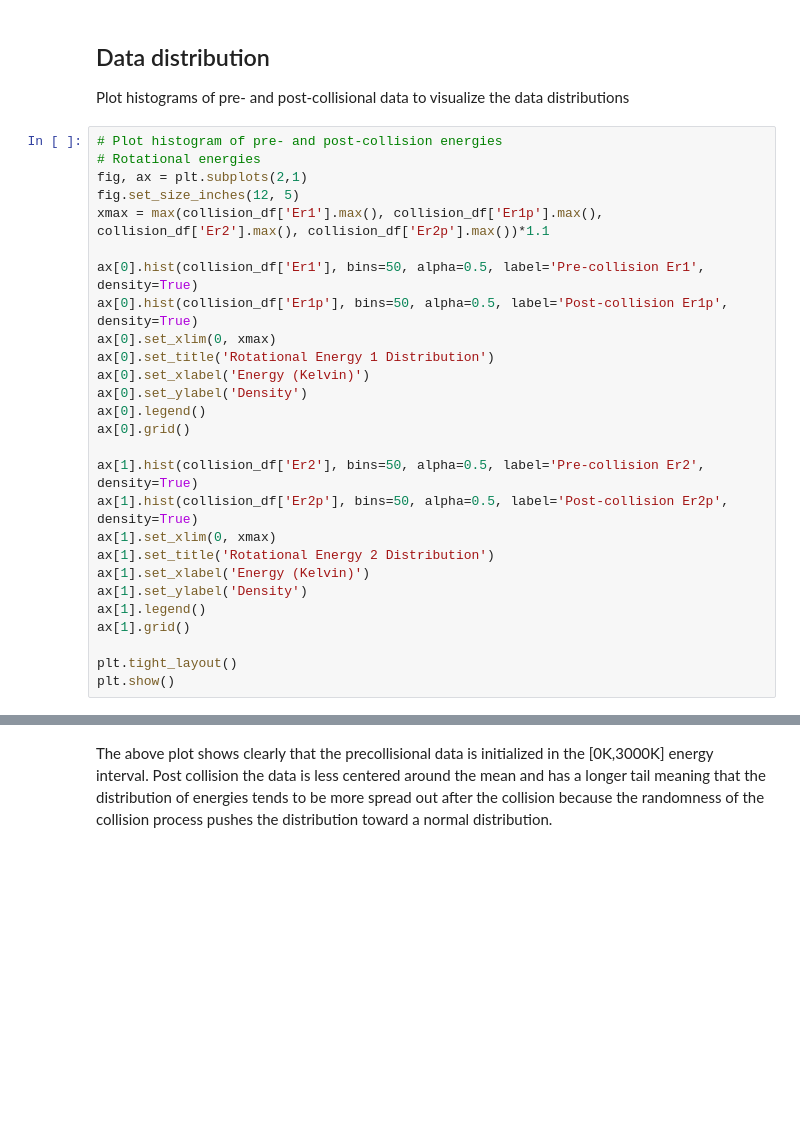
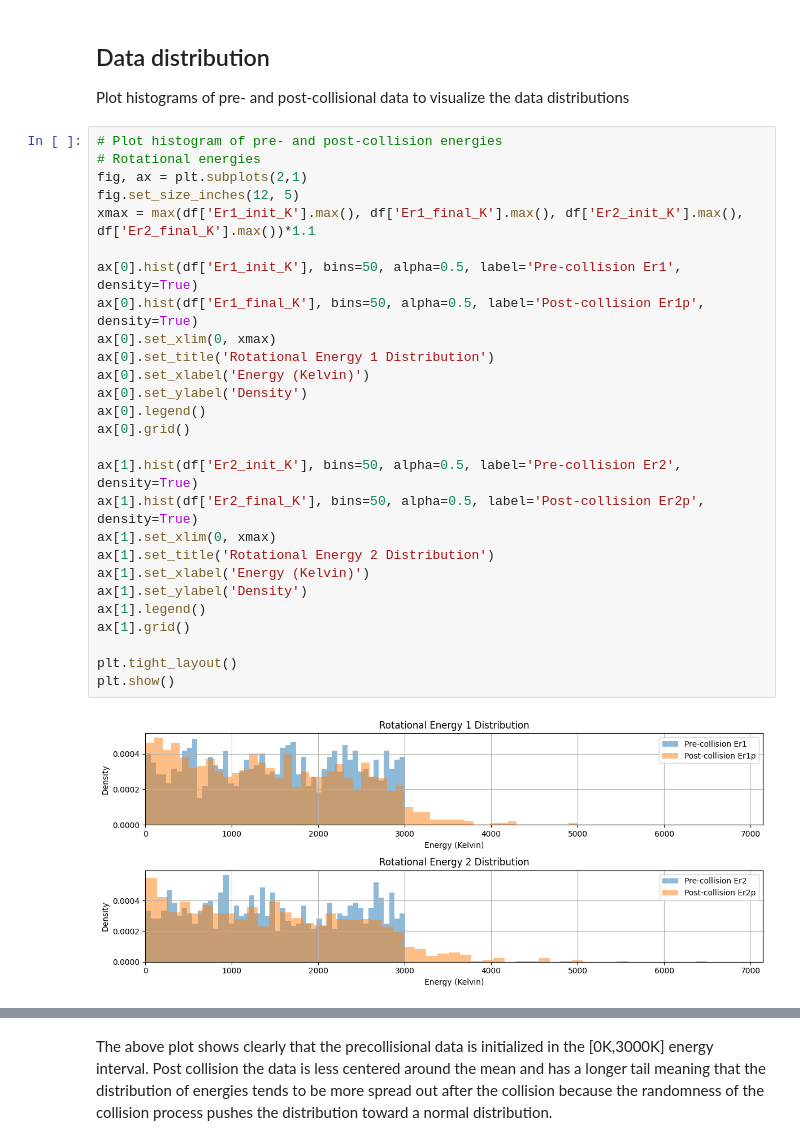
Before and after one commit to TijnZeelenberg/scatteringkernels, a Jupyter notebook: data_analysis.ipynb, the cells around one changed output, grey strips where cells are left out. Drawn from its saved outputs; the diff is of its cells as text; blank space fills up the shorter version.

```diff
--- a/data_analysis.ipynb
+++ b/data_analysis.ipynb
@@ -95,30 +52,32 @@ Plot histograms of pre- and post-collisional data to visualize the data distribu
 # %%
 # Plot histogram of pre- and post-collision energies
 # Rotational energies
 fig, ax = plt.subplots(2,1)
 fig.set_size_inches(12, 5)
-xmax = max(collision_df['Er1'].max(), collision_df['Er1p'].max(), collision_df['Er2'].max(), collision_df['Er2p'].max())*1.1
+xmax = max(df['Er1_init_K'].max(), df['Er1_final_K'].max(), df['Er2_init_K'].max(), df['Er2_final_K'].max())*1.1
 
-ax[0].hist(collision_df['Er1'], bins=50, alpha=0.5, label='Pre-collision Er1', density=True)
-ax[0].hist(collision_df['Er1p'], bins=50, alpha=0.5, label='Post-collision Er1p', density=True)
+ax[0].hist(df['Er1_init_K'], bins=50, alpha=0.5, label='Pre-collision Er1', density=True)
+ax[0].hist(df['Er1_final_K'], bins=50, alpha=0.5, label='Post-collision Er1p', density=True)
 ax[0].set_xlim(0, xmax)
 ax[0].set_title('Rotational Energy 1 Distribution')
 ax[0].set_xlabel('Energy (Kelvin)')
 ax[0].set_ylabel('Density')
 ax[0].legend()
 ax[0].grid()
 
-ax[1].hist(collision_df['Er2'], bins=50, alpha=0.5, label='Pre-collision Er2', density=True)
-ax[1].hist(collision_df['Er2p'], bins=50, alpha=0.5, label='Post-collision Er2p', density=True)
+ax[1].hist(df['Er2_init_K'], bins=50, alpha=0.5, label='Pre-collision Er2', density=True)
+ax[1].hist(df['Er2_final_K'], bins=50, alpha=0.5, label='Post-collision Er2p', density=True)
 ax[1].set_xlim(0, xmax)
 ax[1].set_title('Rotational Energy 2 Distribution')
 ax[1].set_xlabel('Energy (Kelvin)')
 ax[1].set_ylabel('Density')
 ax[1].legend()
 ax[1].grid()
 
 plt.tight_layout()
 plt.show()
+# %% [output]
+[figure, added]
 # %%
 # Total rotational energy and translational energy
 fig, ax = plt.subplots(2,1)
```
Also changed, not shown: parts of 6 cells of this notebook, 2 other files.
